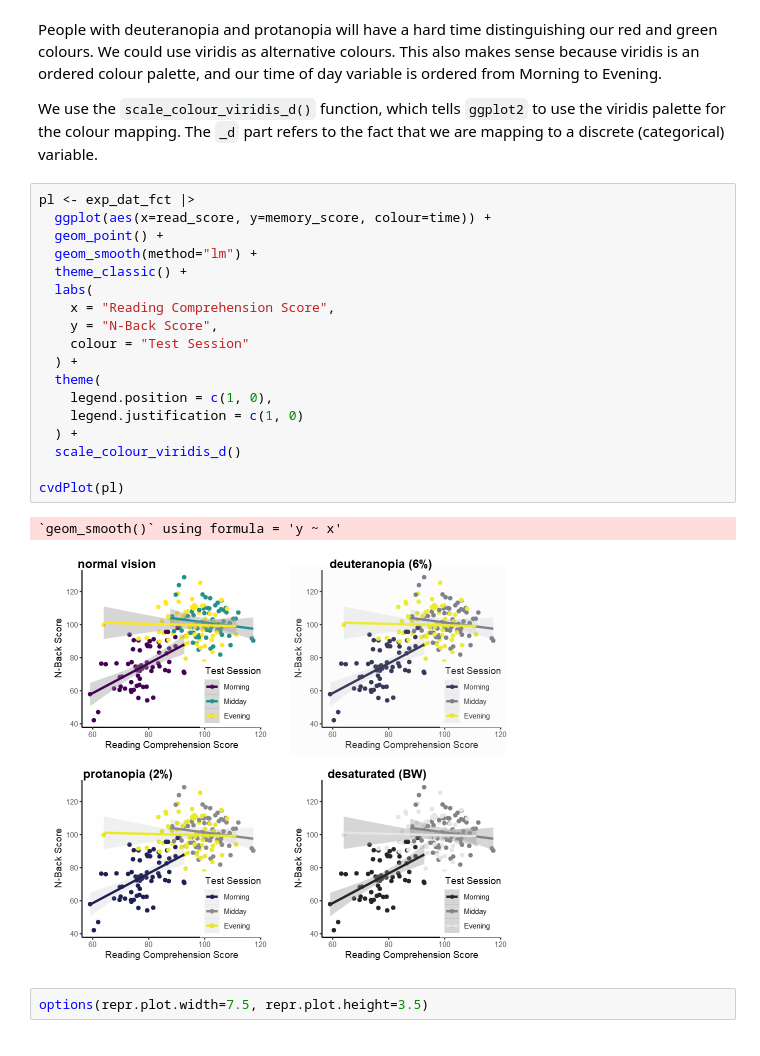
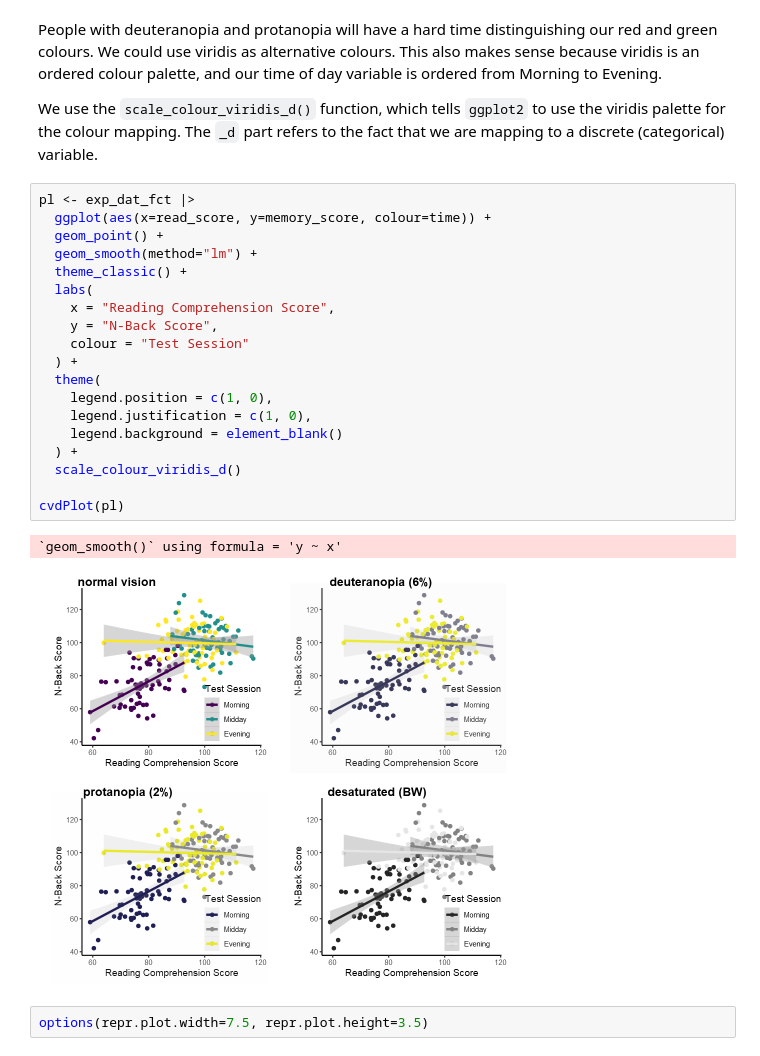
Before and after one commit to JackEdTaylor/expra-wise24, a Jupyter notebook: lecture/introduction/data_vis_2.ipynb, the cells around one changed output. Drawn from its saved outputs; the diff is of its cells as text.

```diff
--- a/lecture/introduction/data_vis_2.ipynb
+++ b/lecture/introduction/data_vis_2.ipynb
@@ -255,24 +269,25 @@ We use the `scale_colour_viridis_d()` function, which tells `ggplot2` to use the
 # %%
 pl <- exp_dat_fct |>
   ggplot(aes(x=read_score, y=memory_score, colour=time)) +
   geom_point() +
   geom_smooth(method="lm") +
   theme_classic() +
   labs(
     x = "Reading Comprehension Score",
     y = "N-Back Score",
     colour = "Test Session"
   ) +
   theme(
     legend.position = c(1, 0),
-    legend.justification = c(1, 0)
+    legend.justification = c(1, 0),
+    legend.background = element_blank()
   ) +
   scale_colour_viridis_d()
 
 cvdPlot(pl)
 # %% [output]
 `geom_smooth()` using formula = 'y ~ x'
-[figure, old version]
+[figure, new version]
 # %%
 options(repr.plot.width=7.5, repr.plot.height=3.5)
 # %% [markdown]
```
Also changed, not shown: parts of 11 cells of this notebook.
